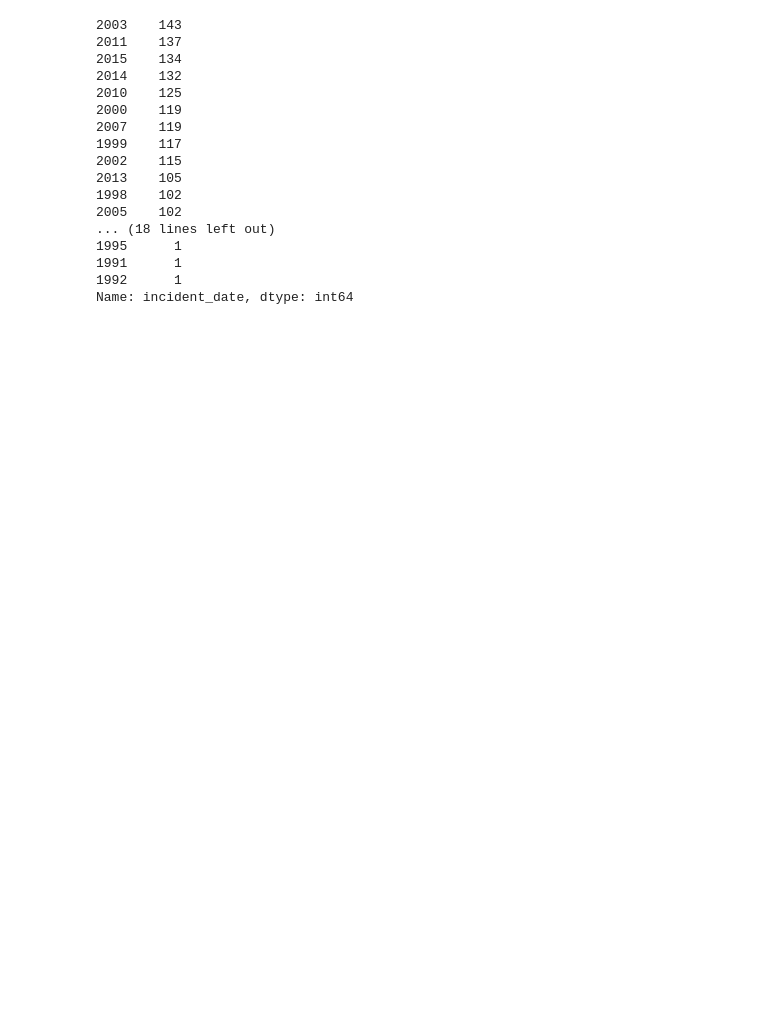
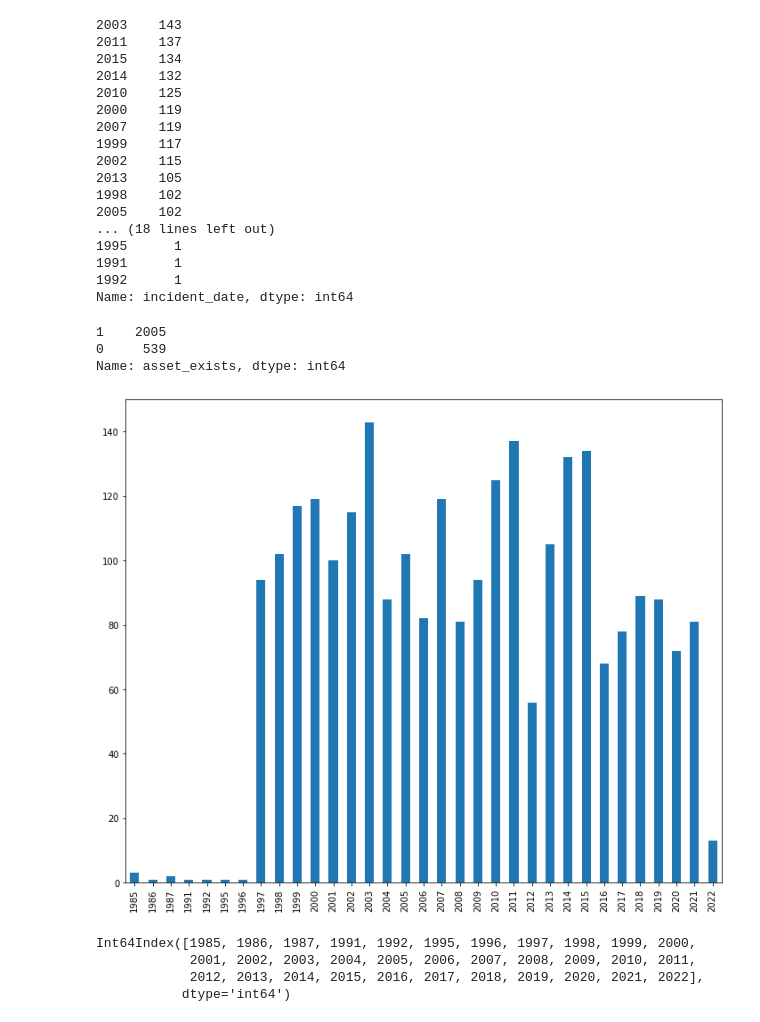
Before and after one commit to js3lliott/water-main-break-prediction-KW, a Jupyter notebook: nbs/feature_eng_preprocessing.ipynb, the cells around one changed output. Saved outputs shown, nothing was run; the diff lists cells and outputs as text; code cells hidden in the pictures; blank space fills up the shorter version.

```diff
--- a/nbs/feature_eng_preprocessing.ipynb
+++ b/nbs/feature_eng_preprocessing.ipynb
@@ -540,3 +542,24 @@ data['incident_date'].dt.year.value_counts()
 1991      1
 1992      1
 Name: incident_date, dtype: int64
+# %%
+data['asset_exists'].value_counts()
+# %% [output]
+1    2005
+0     539
+Name: asset_exists, dtype: int64
+# %%
+# display the number of breaks per year with seaborn
+plt.figure(figsize=(12, 10))
+data['incident_date'].dt.year.value_counts().sort_index().plot(kind='bar')
+plt.show();
+# %% [output]
+[figure, added]
+# %%
+breaks_per_year = pd.Series(data['incident_date'].dt.year.value_counts().sort_index())
+breaks_per_year.index
+# %% [output]
+Int64Index([1985, 1986, 1987, 1991, 1992, 1995, 1996, 1997, 1998, 1999, 2000,
+            2001, 2002, 2003, 2004, 2005, 2006, 2007, 2008, 2009, 2010, 2011,
+            2012, 2013, 2014, 2015, 2016, 2017, 2018, 2019, 2020, 2021, 2022],
+           dtype='int64')
```
Also changed, not shown: parts of 41 cells of this notebook.
